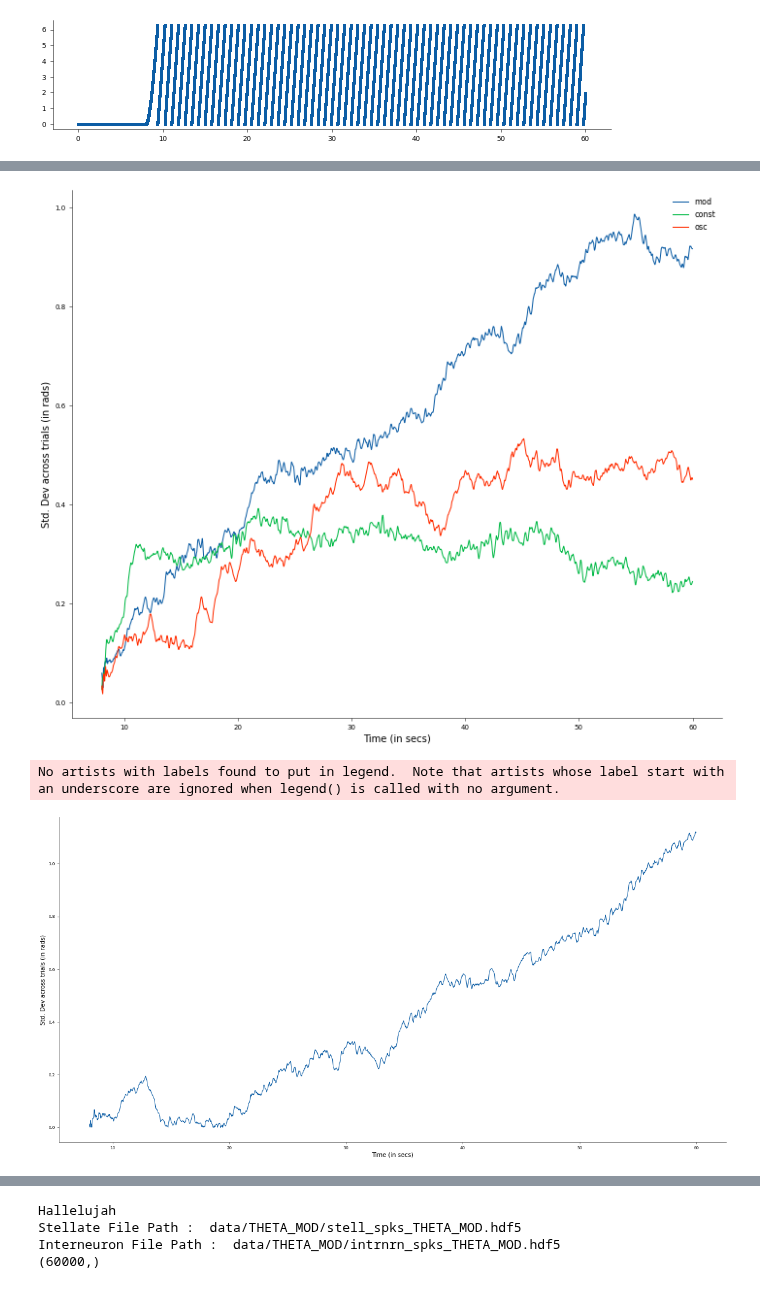
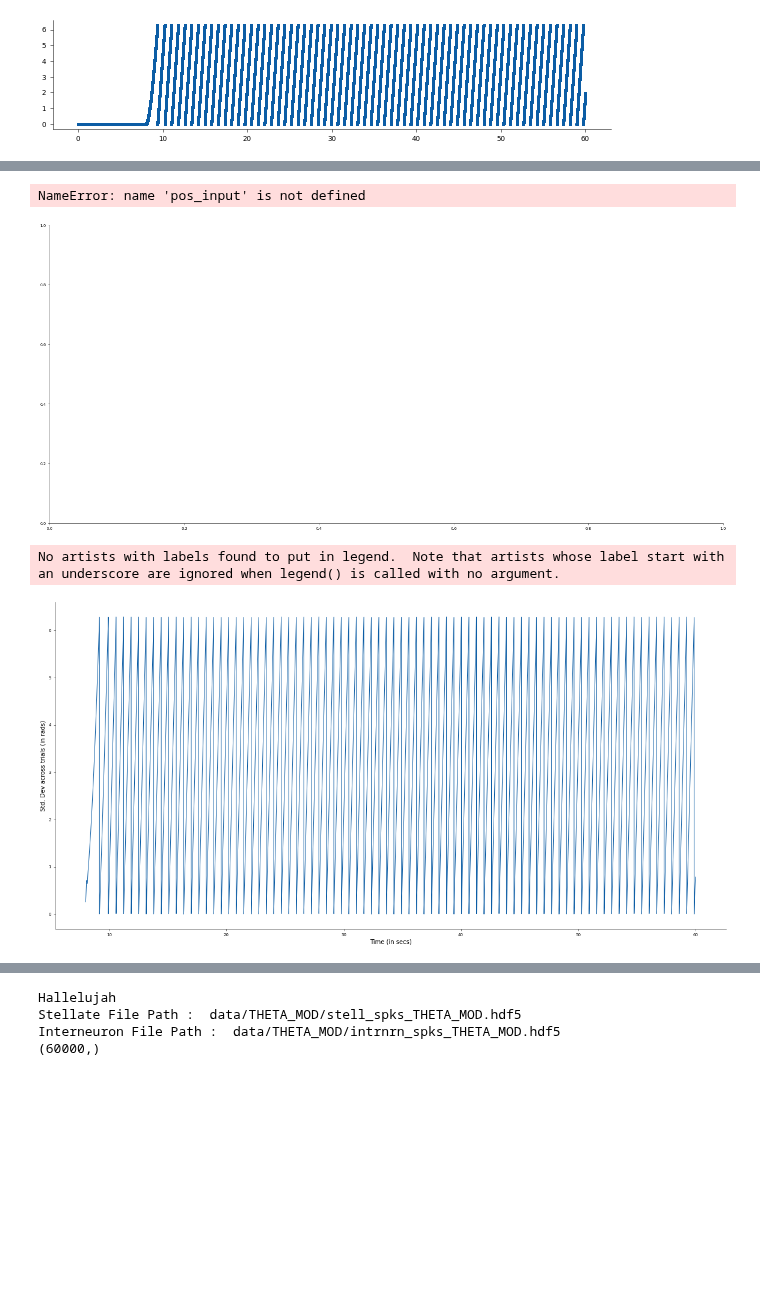
Before and after one commit to tiny-infinity/GridCellsCopy, a Jupyter notebook: analysis/notebooks/theta_analysis/gov_2.ipynb, the cells around one changed output, grey strips where cells are left out. Drawn from its saved outputs; the diff is of its cells as text; code cells hidden in the pictures; blank space fills up the shorter version.

```diff
--- a/analysis/notebooks/theta_analysis/gov_2.ipynb
+++ b/analysis/notebooks/theta_analysis/gov_2.ipynb
@@ -102,8 +102,8 @@ def decode_func(sim_id, sim_num, n_trials=10, sim_dur = float(60000)):
     dc_input = traj.intrnrn_dc
     time_arr = np.linspace(0,60,2400001)
     fig,ax = plt.subplots(1,1,figsize=(30,7))
-    ax.plot(time_arr,dc_input)
-    plt.show()
+    #ax.plot(time_arr,dc_input)
+    #plt.show()
     decoded_positions = np.zeros((n_trials, int(params["sim_dur"] - traj.init_allothetic_dur)))
 
     file_path_stell = f"data/{sim_id}/stell_spks_{sim_id}.hdf5"
@@ -136,42 +136,41 @@ sim_num = 0
 mean_pos_list=[]
 std_pos_list=[]
 
-mean_osc,std_osc,time=decode_func(sim_id,sim_num)
+mean_osc,std_osc=decode_func(sim_id,sim_num)
 """
 for id in (sim_id_list):
     mean,std,time=decode_func(sim_id,sim_num)
     mean_pos_list.append(mean)
     std_pos_list.append(std)
 """
-time_arr = time
+
 
 sim_id = "THETA_CONST"
 sim_num = 0
 mean_pos_list=[]
 std_pos_list=[]
 
-mean_const,std_const,time=decode_func(sim_id,sim_num)
+mean_const,std_const=decode_func(sim_id,sim_num)
 """
 for id in (sim_id_list):
     mean,std,time=decode_func(sim_id,sim_num)
     mean_pos_list.append(mean)
     std_pos_list.append(std)
 """
-time_arr = time
+
 
 sim_id = "THETA_MOD"
 sim_num = 0
 mean_pos_list=[]
 std_pos_list=[]
 
-mean_mod,std_mod,time=decode_func(sim_id,sim_num)
+mean_mod,std_mod=decode_func(sim_id,sim_num)
 """
 for id in (sim_id_list):
     mean,std,time=decode_func(sim_id,sim_num)
     mean_pos_list.append(mean)
     std_pos_list.append(std)
 """
-time_arr = time
 # %% [output]
 [2.49986607e-11 4.99964287e-11 7.49933038e-11 ... 1.99285575e+00
  1.99305575e+00 1.99325575e+00]
@@ -195,26 +231,28 @@ KeyboardInterrupt:
 # %%
-fig,ax=plt.subplots(1,1,figsize=(12,10))
-ax.plot(time,std_osc,label="mod")
-ax.plot(time,std_const,label='const')
-ax.plot(time,std_mod,label='osc')
+fig,ax=plt.subplots(1,1,figsize=(22,10))
+#ax.plot(time,std_osc,label="mod")
+ax.plot(t[:-1],circular_error(pos_input[1:],mean_const[1:]))
+#ax.plot(time,mean_const,label='const')
+#ax.plot(time,std_mod,label='osc')
 ax.set_ylabel("Std. Dev across trials (in rads)",fontsize=10)
 ax.set_xlabel("Time (in secs)",fontsize=10)
 plt.legend()
 plt.savefig("Comparing Standard Devs.png")
 plt.show()
 #hello
 # %% [output]
+NameError: name 'pos_input' is not defined
-[figure, old version]
+[figure, new version]
 # %%
 fig,ax=plt.subplots(1,1,figsize=(20,10))
 diff = np.minimum(np.abs(mean_osc-mean_const),2*np.pi-np.abs(mean_osc-mean_const))
-ax.plot(time,diff)
+ax.plot(time,mean_const)
 ax.set_ylabel("Std. Dev across trials (in rads)",fontsize=10)
 ax.set_xlabel("Time (in secs)",fontsize=10)
 plt.legend()
 plt.show()
 # %% [output]
 No artists with labels found to put in legend.  Note that artists whose label start with an underscore are ignored when legend() is called with no argument.
-[figure, old version]
+[figure, new version]
 # %%
 intrnrn_v = s_utils.load_data(sim_id="THETA_OSC",data_id="intrnrn_v")
```
Also changed, not shown: parts of 8 cells of this notebook, 15 other files.
